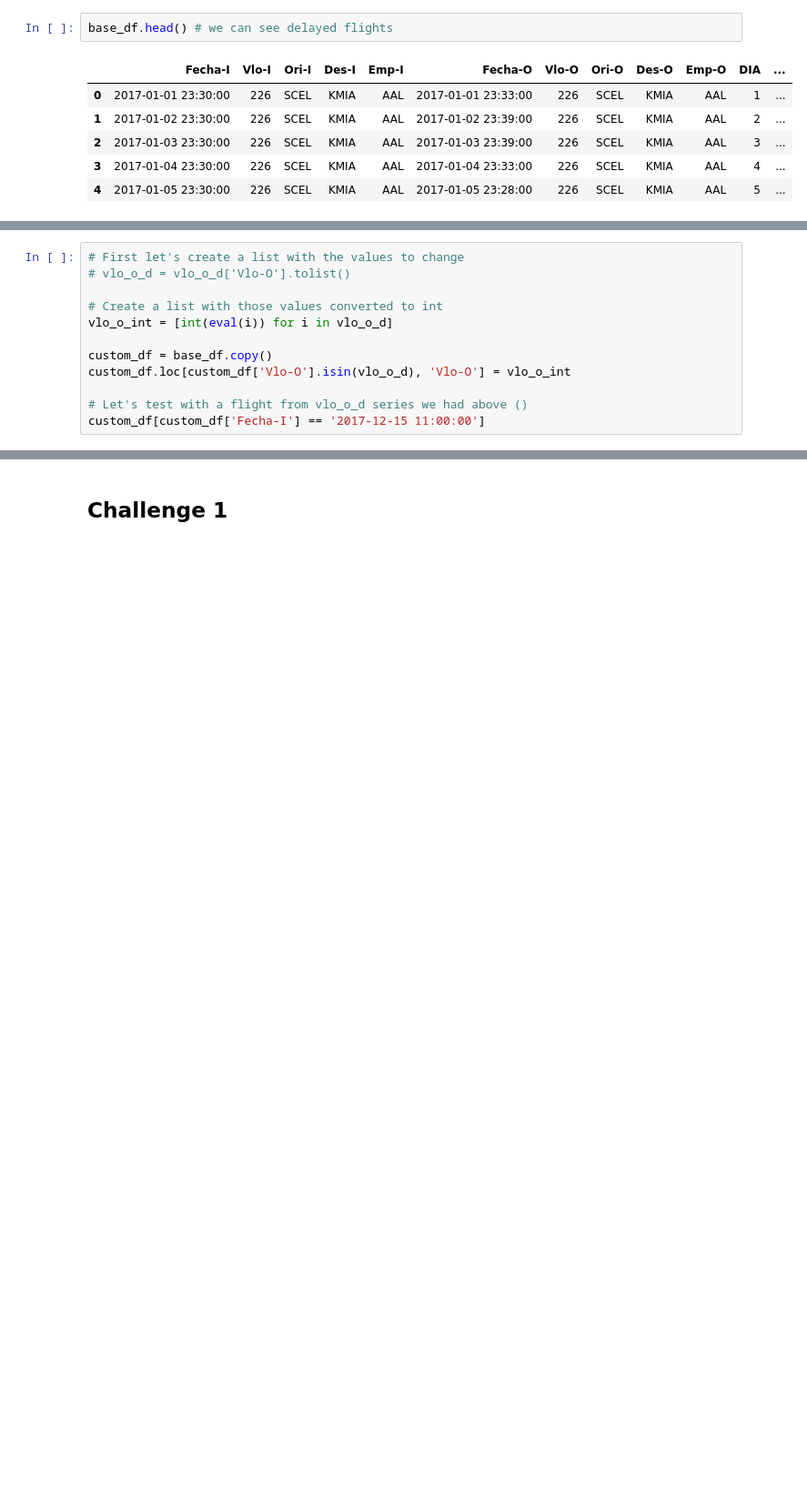
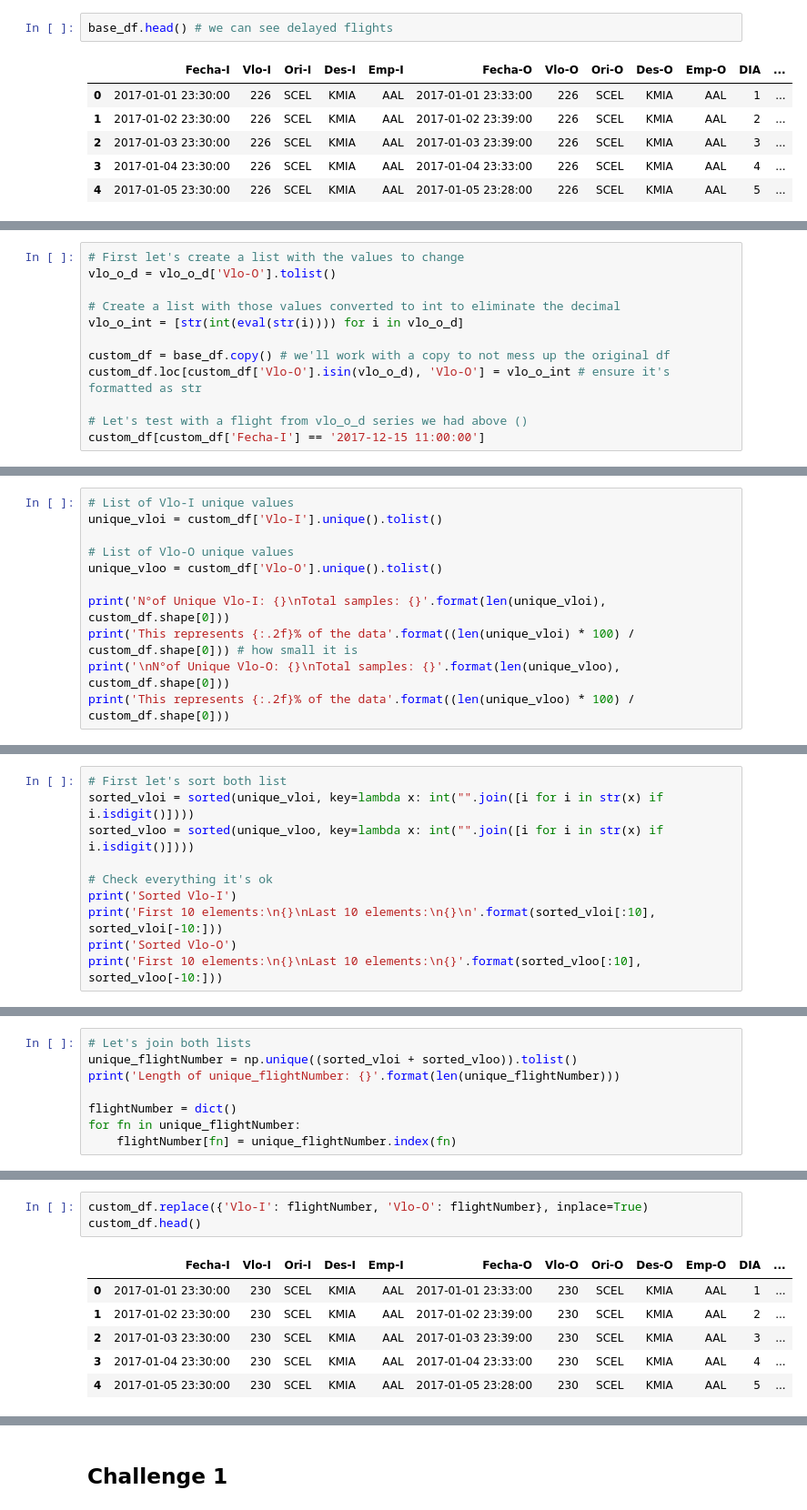
Before and after one commit to mabarcaj/LATAM_Data_Scientist_Challenge, a Jupyter notebook: solution.ipynb, the cells around one changed output, grey strips where cells are left out. Shown: that part at 91% size. Saved outputs shown, nothing was run; the diff lists cells and outputs as text; blank space fills up the shorter version.

Commit message:
Pre data exploration done

```diff
--- a/solution.ipynb
+++ b/solution.ipynb
@@ -196,12 +336,12 @@ As you can see, there are 5 rows containing letters and 0 containing decimals on
 # %%
 # First let's create a list with the values to change
-# vlo_o_d = vlo_o_d['Vlo-O'].tolist()
+vlo_o_d = vlo_o_d['Vlo-O'].tolist()
 
-# Create a list with those values converted to int
-vlo_o_int = [int(eval(i)) for i in vlo_o_d]
+# Create a list with those values converted to int to eliminate the decimal
+vlo_o_int = [str(int(eval(str(i)))) for i in vlo_o_d]
 
-custom_df = base_df.copy()
-custom_df.loc[custom_df['Vlo-O'].isin(vlo_o_d), 'Vlo-O'] = vlo_o_int
+custom_df = base_df.copy() # we'll work with a copy to not mess up the original df
+custom_df.loc[custom_df['Vlo-O'].isin(vlo_o_d), 'Vlo-O'] = vlo_o_int # ensure it's formatted as str
 
 # Let's test with a flight from vlo_o_d series we had above ()
 custom_df[custom_df['Fecha-I'] == '2017-12-15 11:00:00']
@@ -230,0 +353,11 @@ As you can see, the decimal problem is solved. Now, because the flight number ca
+# %%
+# List of Vlo-I unique values
+unique_vloi = custom_df['Vlo-I'].unique().tolist()
+
+# List of Vlo-O unique values
+unique_vloo = custom_df['Vlo-O'].unique().tolist()
+
+print('N°of Unique Vlo-I: {}\nTotal samples: {}'.format(len(unique_vloi), custom_df.shape[0]))
+print('This represents {:.2f}% of the data'.format((len(unique_vloi) * 100) / custom_df.shape[0])) # how small it is
+print('\nN°of Unique Vlo-O: {}\nTotal samples: {}'.format(len(unique_vloo), custom_df.shape[0]))
+print('This represents {:.2f}% of the data'.format((len(unique_vloo) * 100) / custom_df.shape[0]))
@@ -230,0 +374,10 @@ As you can see, the decimal problem is solved. Now, because the flight number ca
+# %%
+# First let's sort both list
+sorted_vloi = sorted(unique_vloi, key=lambda x: int("".join([i for i in str(x) if i.isdigit()])))
+sorted_vloo = sorted(unique_vloo, key=lambda x: int("".join([i for i in str(x) if i.isdigit()])))
+
+# Check everything it's ok
+print('Sorted Vlo-I')
+print('First 10 elements:\n{}\nLast 10 elements:\n{}\n'.format(sorted_vloi[:10], sorted_vloi[-10:]))
+print('Sorted Vlo-O')
+print('First 10 elements:\n{}\nLast 10 elements:\n{}'.format(sorted_vloo[:10], sorted_vloo[-10:]))
@@ -230,0 +424,8 @@ As you can see, the decimal problem is solved. Now, because the flight number ca
+# %%
+# Let's join both lists
+unique_flightNumber = np.unique((sorted_vloi + sorted_vloo)).tolist()
+print('Length of unique_flightNumber: {}'.format(len(unique_flightNumber)))
+
+flightNumber = dict()
+for fn in unique_flightNumber:
+    flightNumber[fn] = unique_flightNumber.index(fn)
@@ -230,0 +436,10 @@ As you can see, the decimal problem is solved. Now, because the flight number ca
+# %%
+custom_df.replace({'Vlo-I': flightNumber, 'Vlo-O': flightNumber}, inplace=True)
+custom_df.head()
+# %% [output]
+|  | Fecha-I | Vlo-I | Ori-I | Des-I | Emp-I | Fecha-O | Vlo-O | Ori-O | Des-O | Emp-O | DIA | ... |
+| 0 | 2017-01-01 23:30:00 | 230 | SCEL | KMIA | AAL | 2017-01-01 23:33:00 | 230 | SCEL | KMIA | AAL | 1 | ... |
+| 1 | 2017-01-02 23:30:00 | 230 | SCEL | KMIA | AAL | 2017-01-02 23:39:00 | 230 | SCEL | KMIA | AAL | 2 | ... |
+| 2 | 2017-01-03 23:30:00 | 230 | SCEL | KMIA | AAL | 2017-01-03 23:39:00 | 230 | SCEL | KMIA | AAL | 3 | ... |
+| 3 | 2017-01-04 23:30:00 | 230 | SCEL | KMIA | AAL | 2017-01-04 23:33:00 | 230 | SCEL | KMIA | AAL | 4 | ... |
+| 4 | 2017-01-05 23:30:00 | 230 | SCEL | KMIA | AAL | 2017-01-05 23:28:00 | 230 | SCEL | KMIA | AAL | 5 | ... |
```
Also changed, not shown: parts of 33 cells of this notebook.
